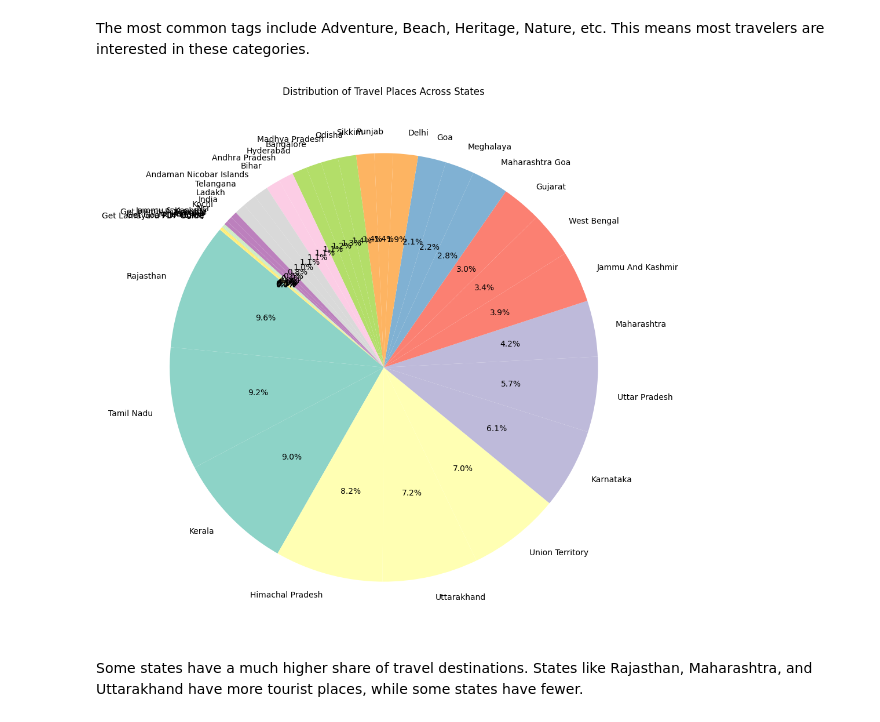
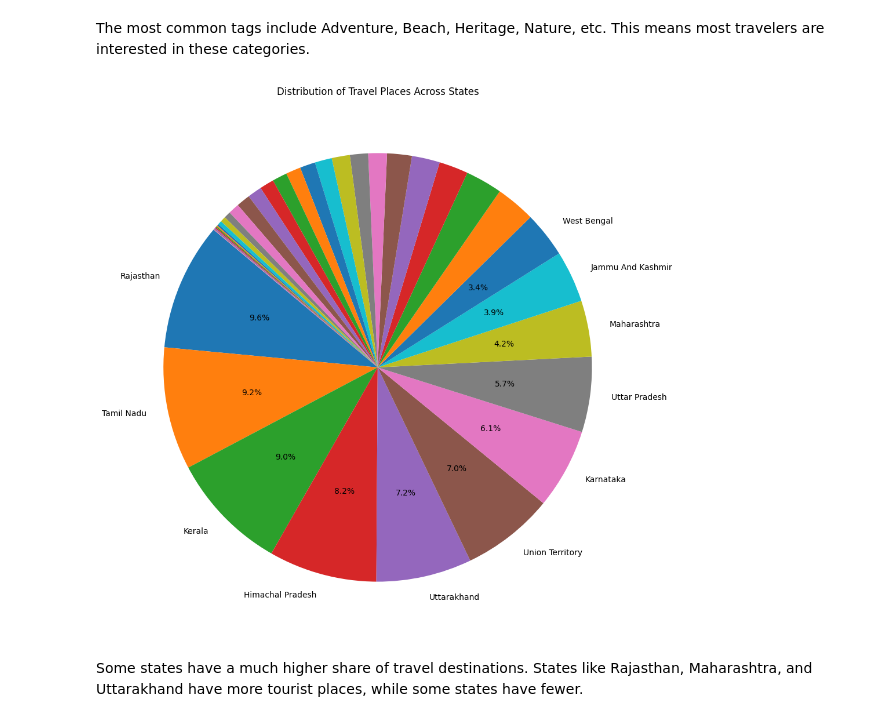
Before and after one commit to mayurnirmal/destinator, a Jupyter notebook: Main Data/Data Visualization.ipynb, the cells around one changed output. Drawn from its saved outputs; the diff is of its cells as text; code cells hidden in the pictures.

Commit message:
Adding more visualizations

```diff
--- a/Main Data/Data Visualization.ipynb
+++ b/Main Data/Data Visualization.ipynb
@@ -96,13 +96,27 @@ The most common tags include Adventure, Beach, Heritage, Nature, etc.
 This means most travelers are interested in these categories.
 # %%
 #Pie Chart - Distribution of Places Across States
+# Count the number of places per state
+state_counts = df["state"].value_counts()
+
+# Calculate percentage for each state
+percentages = 100 * state_counts / state_counts.sum()
+
+# Set a threshold (e.g., show label only if percentage > 3%)
+threshold = 3.0
+
+# Create labels: show name only if above threshold
+labels = [state if pct > threshold else '' for state, pct in zip(state_counts.index, percentages)]
+
+# Plot
 plt.figure(figsize=(45, 12))
-df["state"].value_counts().plot.pie(autopct='%1.1f%%', cmap="Set3", startangle=140)
+plt.pie(state_counts, labels=labels, autopct=lambda pct: ('%1.1f%%' % pct) if pct > threshold else '',
+        startangle=140)
+plt.title("Distribution of Travel Places Across States")
 plt.ylabel("")
-plt.title("Distribution of Travel Places Across States")
 plt.show()
 # %% [output]
-[figure, old version]
+[figure, new version]
 # %% [markdown]
 Some states have a much higher share of travel destinations.
 States like Rajasthan, Maharashtra, and Uttarakhand have more tourist places, while some states have fewer.
```
Also changed, not shown: parts of 10 cells of this notebook.
